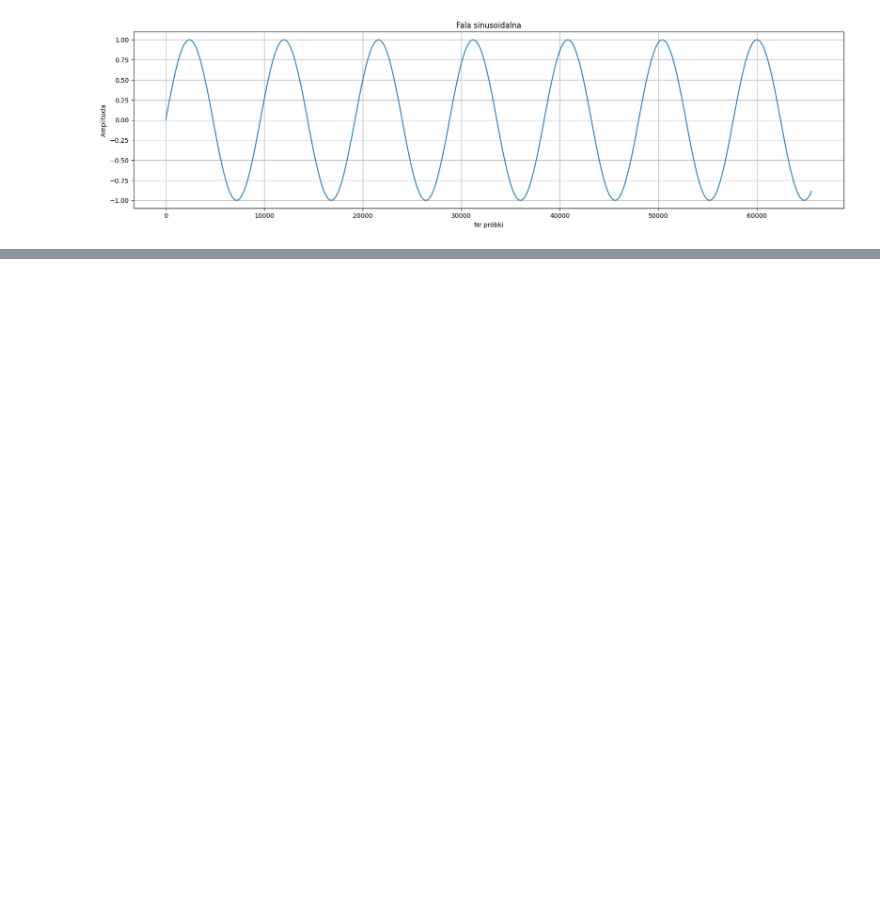
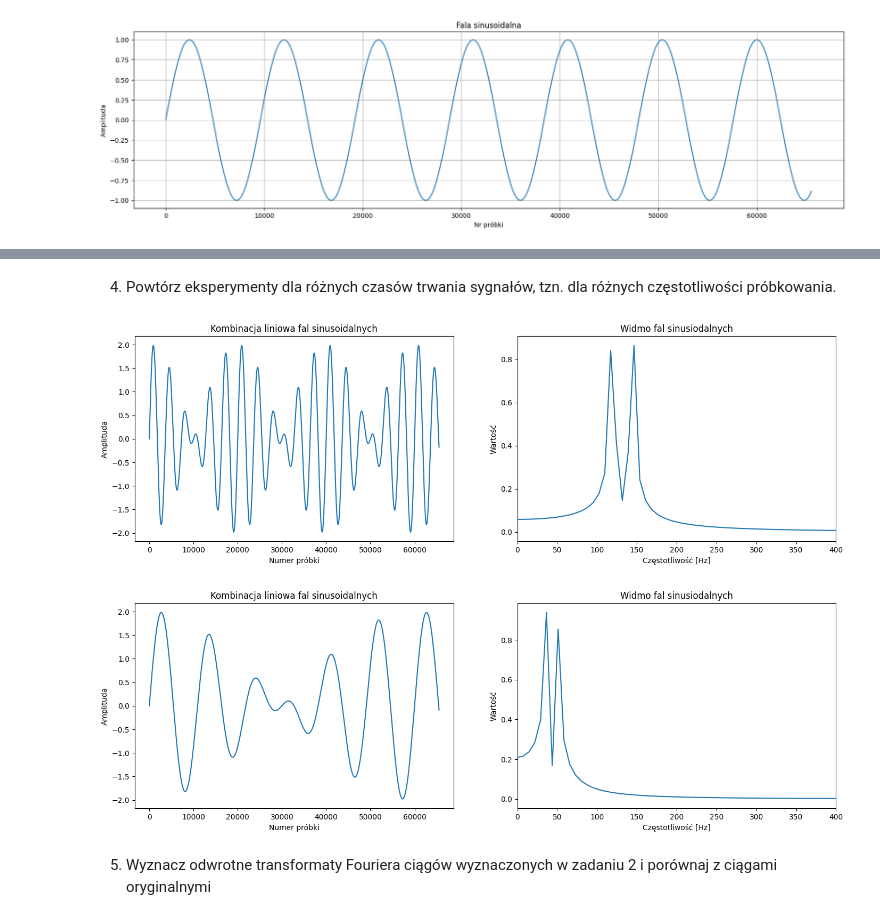
Before and after one commit to jf3112/CPSiO, a Jupyter notebook: cpsio_lab1.ipynb, the cells around one changed output, grey strips where cells are left out. Cells and saved outputs as stored; diff of their text form; code cells hidden in the pictures; blank space fills up the shorter version.

```diff
--- a/cpsio_lab1.ipynb
+++ b/cpsio_lab1.ipynb
@@ -87,0 +130,10 @@ x = plot.show()
+# %% [markdown]
+4. Powtórz eksperymenty dla różnych czasów trwania sygnałów, tzn. dla różnych częstotliwości próbkowania.
+# %%
+merged_sin(50,60,200_000)
+merged_sin(50,60,600_000)
+# %% [output]
+[figure, added]
+[figure, added]
+# %% [markdown]
+5. Wyznacz odwrotne transformaty Fouriera ciągów wyznaczonych w zadaniu 2 i porównaj z ciągami oryginalnymi
```
Also changed, not shown: parts of 9 cells of this notebook.
